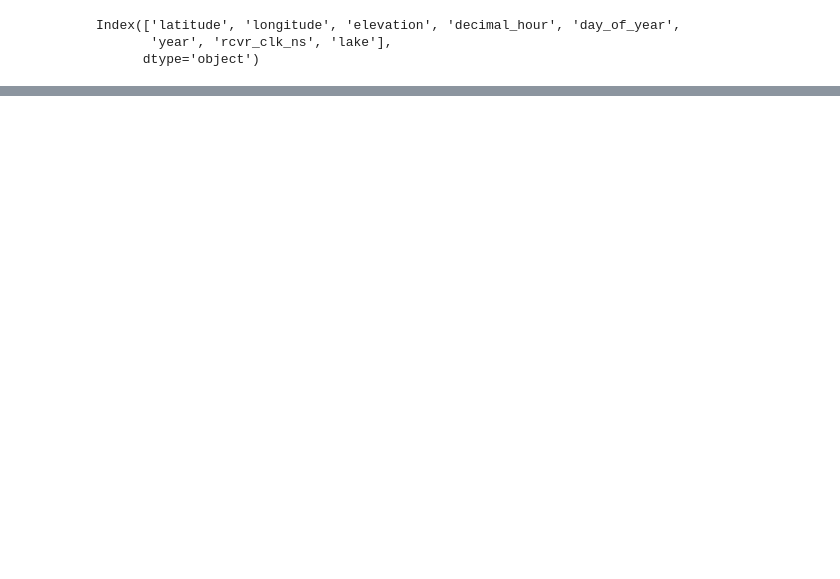
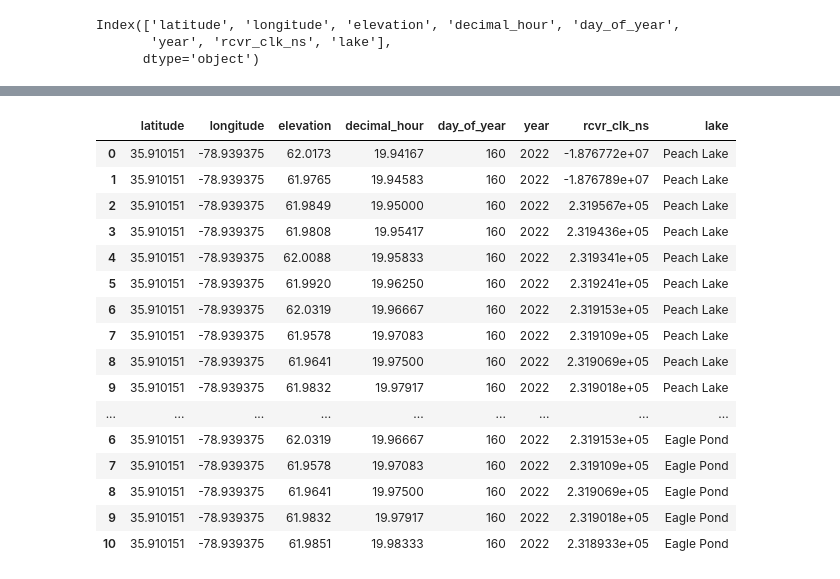
Before and after one commit to anmagomez/radar_altimetry_eval, a Jupyter notebook: src/GNSS_Tutorial.ipynb, the cells around one changed output, grey strips where cells are left out. Drawn from its saved outputs; the diff is of its cells as text; code cells hidden in the pictures; blank space fills up the shorter version.

```diff
--- a/src/GNSS_Tutorial.ipynb
+++ b/src/GNSS_Tutorial.ipynb
@@ -352,0 +365,16 @@ for lake in list_lakes:
+# %%
+#For upstate newyork
+
+#1. Read the master file
+#2. Read the files from PPP
+#2.1 Distinguish between 15 s and 1 s measurements LOG1 vs LOG2
+
+import os
+from fnmatch import fnmatch
+
+root = '../data/GNSS/upstate_NY_full_output_fromPPP/'
+pattern = "*.csv"
+df_all_UNY_15s, df_all_UNY_1s=get_time_series_GNSS(root, pattern)
+# %%
+df_all_UNY_1s.rename(columns={"latitude_decimal_degree":'latitude', "longitude_decimal_degree":"longitude","ellipsoidal_height_m":"elevation"}, inplace=True)
+df_all_UNY_15s.rename(columns={"latitude_decimal_degree":'latitude', "longitude_decimal_degree":"longitude","ellipsoidal_height_m":"elevation"}, inplace=True)
@@ -352,0 +396,3 @@ for lake in list_lakes:
+# %%
+list_lakes_UNY=df_lakes.loc[df_lakes['day_of_year']<235,'Lake'].unique()
+list_lakes_UNY
@@ -352,0 +418,2 @@ for lake in list_lakes:
+# %%
+df_UNY_15s, df_UNY_1s=get_data_for_lake(df_lakes, list_lakes_UNY, df_all_UNY_15s, df_all_UNY_1s)
@@ -352,0 +463,20 @@ for lake in list_lakes:
+# %%
+df_UNY_15s
+# %% [output]
+|  | latitude | longitude | elevation | decimal_hour | day_of_year | year | rcvr_clk_ns | lake |
+| 0 | 35.910151 | -78.939375 | 62.0173 | 19.94167 | 160 | 2022 | -1.876772e+07 | Peach Lake |
+| 1 | 35.910151 | -78.939375 | 61.9765 | 19.94583 | 160 | 2022 | -1.876789e+07 | Peach Lake |
+| 2 | 35.910151 | -78.939375 | 61.9849 | 19.95000 | 160 | 2022 | 2.319567e+05 | Peach Lake |
+| 3 | 35.910151 | -78.939375 | 61.9808 | 19.95417 | 160 | 2022 | 2.319436e+05 | Peach Lake |
+| 4 | 35.910151 | -78.939375 | 62.0088 | 19.95833 | 160 | 2022 | 2.319341e+05 | Peach Lake |
+| 5 | 35.910151 | -78.939375 | 61.9920 | 19.96250 | 160 | 2022 | 2.319241e+05 | Peach Lake |
+| 6 | 35.910151 | -78.939375 | 62.0319 | 19.96667 | 160 | 2022 | 2.319153e+05 | Peach Lake |
+| 7 | 35.910151 | -78.939375 | 61.9578 | 19.97083 | 160 | 2022 | 2.319109e+05 | Peach Lake |
+| 8 | 35.910151 | -78.939375 | 61.9641 | 19.97500 | 160 | 2022 | 2.319069e+05 | Peach Lake |
+| 9 | 35.910151 | -78.939375 | 61.9832 | 19.97917 | 160 | 2022 | 2.319018e+05 | Peach Lake |
+| ... | ... | ... | ... | ... | ... | ... | ... | ... |
+| 6 | 35.910151 | -78.939375 | 62.0319 | 19.96667 | 160 | 2022 | 2.319153e+05 | Eagle Pond |
+| 7 | 35.910151 | -78.939375 | 61.9578 | 19.97083 | 160 | 2022 | 2.319109e+05 | Eagle Pond |
+| 8 | 35.910151 | -78.939375 | 61.9641 | 19.97500 | 160 | 2022 | 2.319069e+05 | Eagle Pond |
+| 9 | 35.910151 | -78.939375 | 61.9832 | 19.97917 | 160 | 2022 | 2.319018e+05 | Eagle Pond |
+| 10 | 35.910151 | -78.939375 | 61.9851 | 19.98333 | 160 | 2022 | 2.318933e+05 | Eagle Pond |
```
Also changed, not shown: parts of 20 cells of this notebook.
